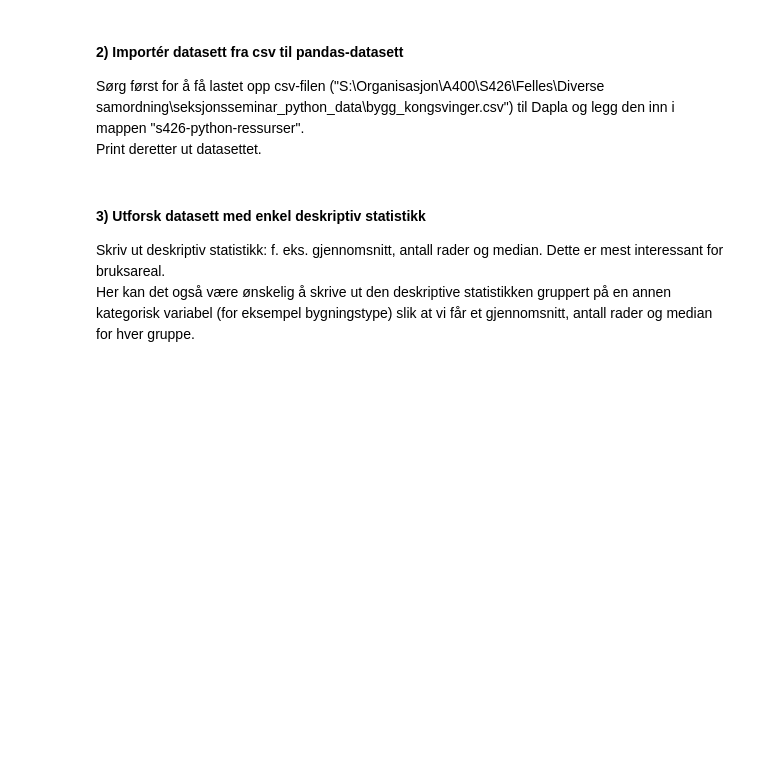
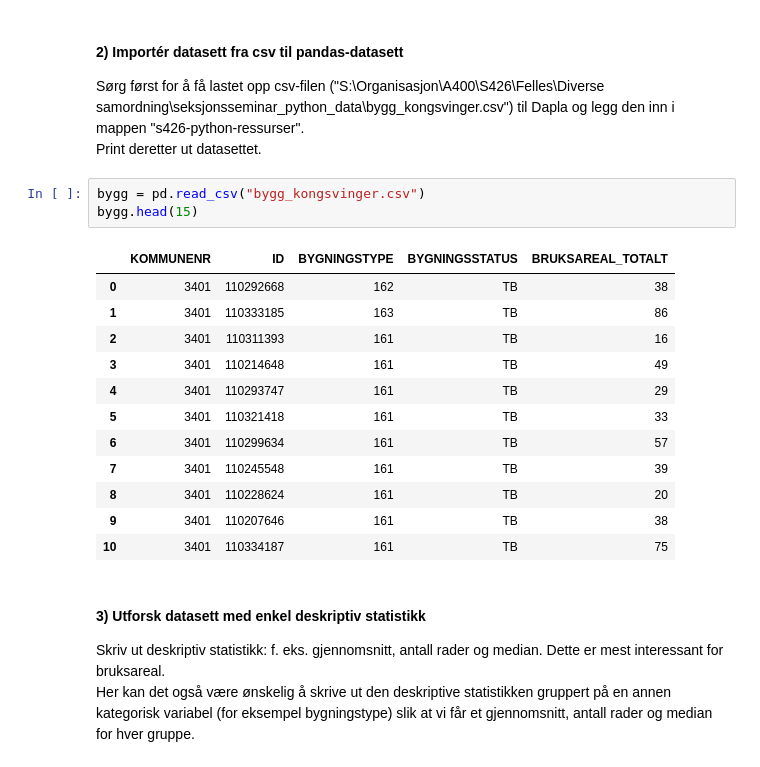
Before and after one commit to statisticsnorway/s426-python-ressurser, a Jupyter notebook: Oppgaver.ipynb, the cells around one changed output. Saved outputs shown, nothing was run; the diff lists cells and outputs as text; blank space fills up the shorter version.

```diff
--- a/Oppgaver.ipynb
+++ b/Oppgaver.ipynb
@@ -10,6 +14,22 @@ print(pd.__version__)
 #### 2) Importér datasett fra csv til pandas-datasett
 Sørg først for å få lastet opp csv-filen ("S:\Organisasjon\A400\S426\Felles\Diverse samordning\seksjonsseminar_python_data\bygg_kongsvinger.csv") til Dapla og legg den inn i mappen "s426-python-ressurser". \
 Print deretter ut datasettet.
+# %%
+bygg = pd.read_csv("bygg_kongsvinger.csv")
+bygg.head(15)
+# %% [output]
+|  | KOMMUNENR | ID | BYGNINGSTYPE | BYGNINGSSTATUS | BRUKSAREAL_TOTALT |
+| 0 | 3401 | 110292668 | 162 | TB | 38 |
+| 1 | 3401 | 110333185 | 163 | TB | 86 |
+| 2 | 3401 | 110311393 | 161 | TB | 16 |
+| 3 | 3401 | 110214648 | 161 | TB | 49 |
+| 4 | 3401 | 110293747 | 161 | TB | 29 |
+| 5 | 3401 | 110321418 | 161 | TB | 33 |
+| 6 | 3401 | 110299634 | 161 | TB | 57 |
+| 7 | 3401 | 110245548 | 161 | TB | 39 |
+| 8 | 3401 | 110228624 | 161 | TB | 20 |
+| 9 | 3401 | 110207646 | 161 | TB | 38 |
+| 10 | 3401 | 110334187 | 161 | TB | 75 |
 # %% [markdown]
 #### 3) Utforsk datasett med enkel deskriptiv statistikk
 Skriv ut deskriptiv statistikk: f. eks. gjennomsnitt, antall rader og median. Dette er mest interessant for bruksareal. \
```
Also changed, not shown: parts of 12 cells of this notebook.
